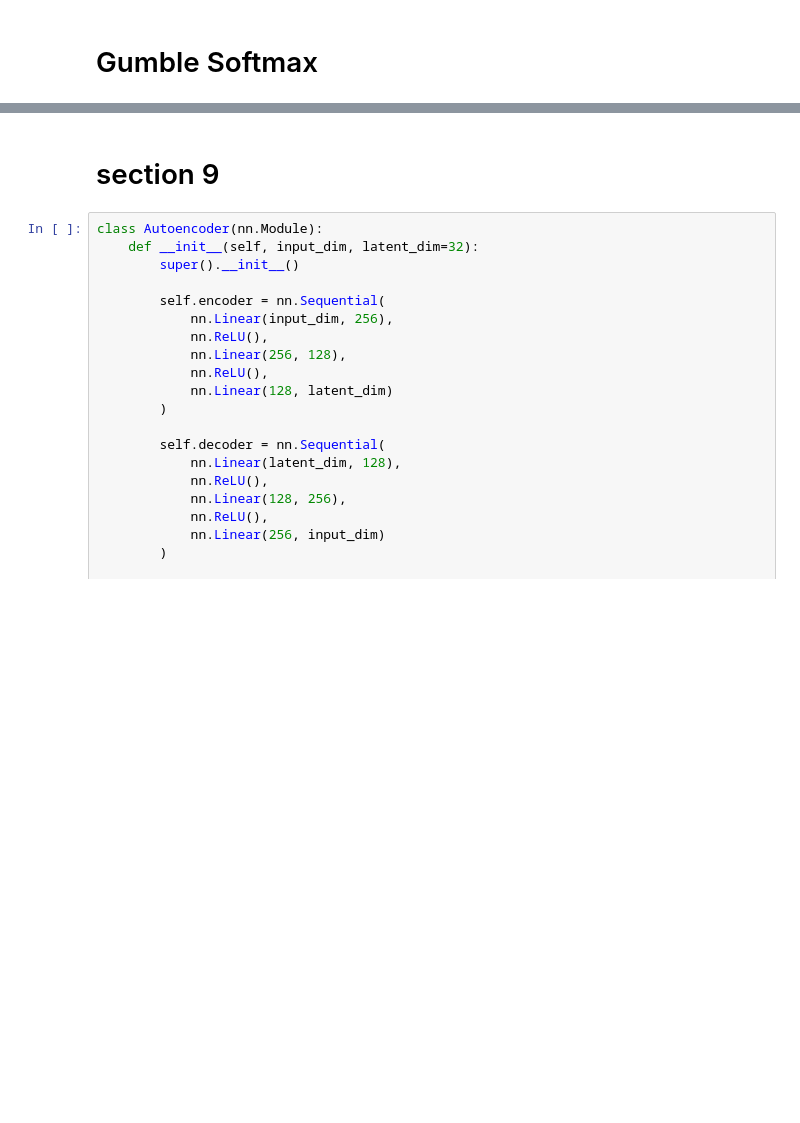
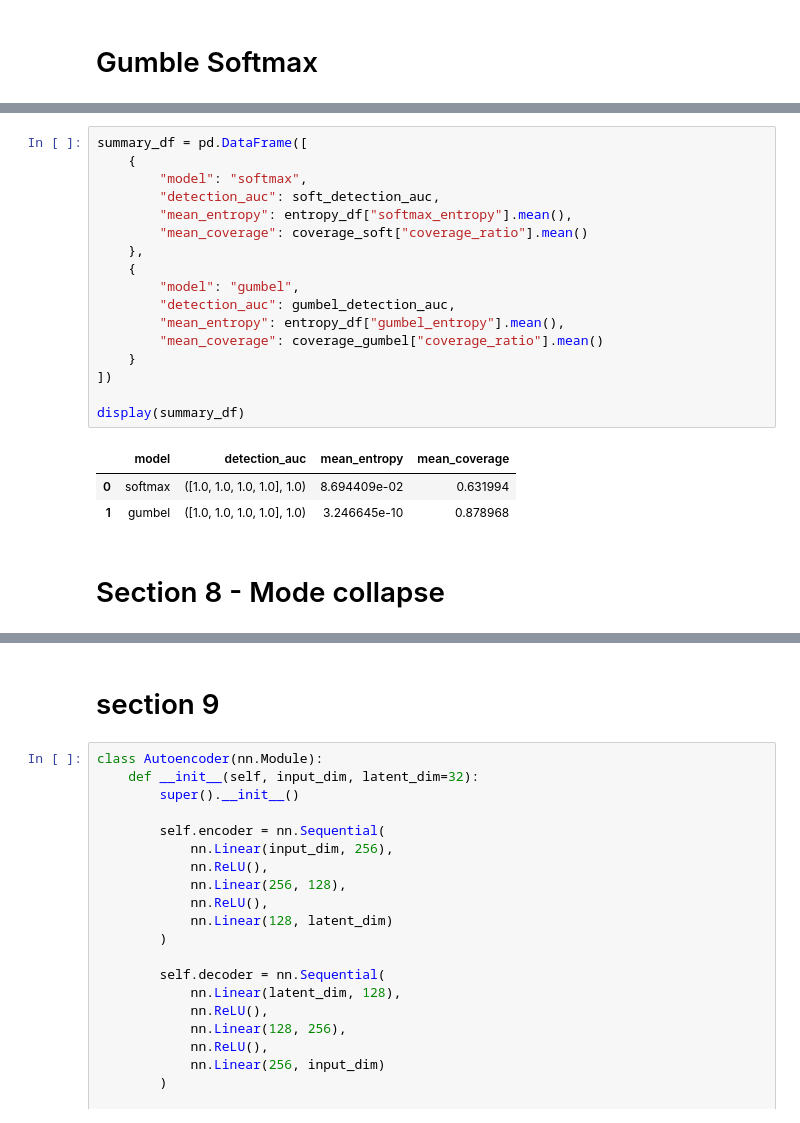
Before and after one commit to LielEliezer/DeepLearning_assignment4, a Jupyter notebook: eda.ipynb, the cells around one changed output, grey strips where cells are left out. Drawn from its saved outputs; the diff is of its cells as text; blank space fills up the shorter version.

```diff
--- a/eda.ipynb
+++ b/eda.ipynb
@@ -1912,0 +1301,23 @@ Mean entropy (collapsed): 3.2466446e-10
+# %%
+summary_df = pd.DataFrame([
+    {
+        "model": "softmax",
+        "detection_auc": soft_detection_auc,
+        "mean_entropy": entropy_df["softmax_entropy"].mean(),
+        "mean_coverage": coverage_soft["coverage_ratio"].mean()
+    },
+    {
+        "model": "gumbel",
+        "detection_auc": gumbel_detection_auc,
+        "mean_entropy": entropy_df["gumbel_entropy"].mean(),
+        "mean_coverage": coverage_gumbel["coverage_ratio"].mean()
+    }
+])
+
+display(summary_df)
+# %% [output]
+|  | model | detection_auc | mean_entropy | mean_coverage |
+| 0 | softmax | ([1.0, 1.0, 1.0, 1.0], 1.0) | 8.694409e-02 | 0.631994 |
+| 1 | gumbel | ([1.0, 1.0, 1.0, 1.0], 1.0) | 3.246645e-10 | 0.878968 |
+# %% [markdown]
+# Section 8 - Mode collapse
```
Also changed, not shown: parts of 110 cells of this notebook.
